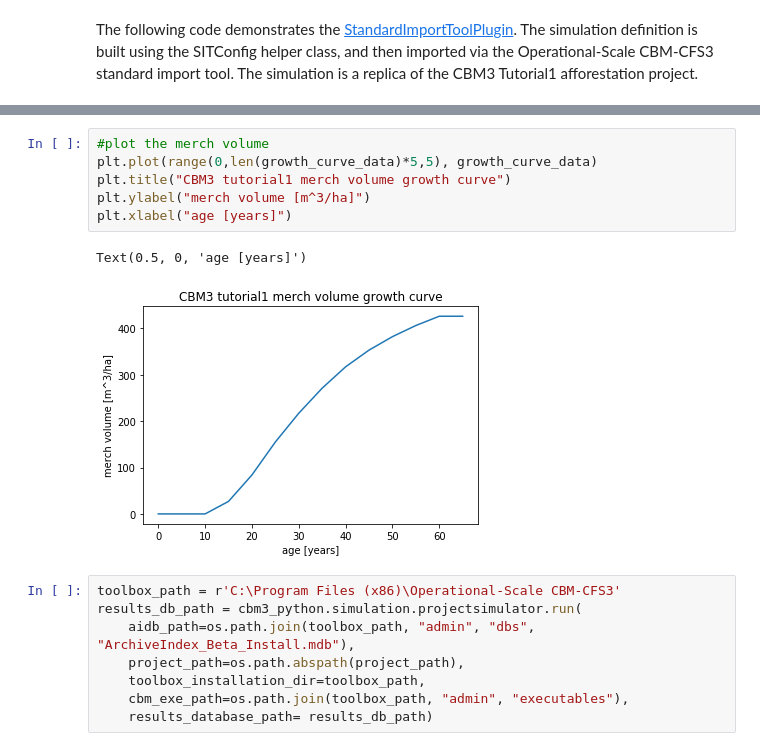
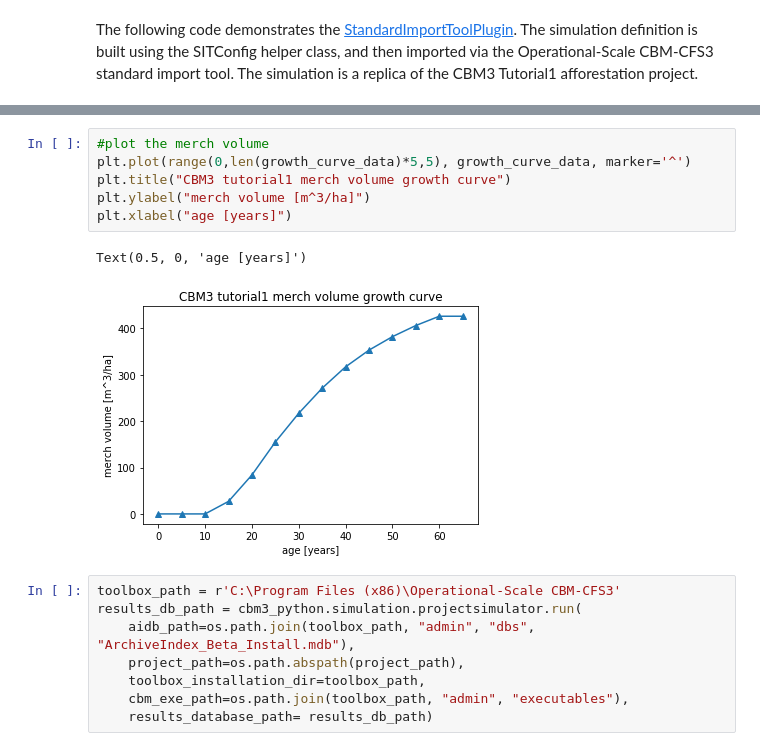
Before and after one commit to cat-cfs/cbm3_scripting_examples, a Jupyter notebook: Tutorial1.ipynb, the cells around one changed output, grey strips where cells are left out. Saved outputs shown, nothing was run; the diff lists cells and outputs as text.

```diff
--- a/Tutorial1.ipynb
+++ b/Tutorial1.ipynb
@@ -71,13 +72,13 @@ c.add_yield(classifier_set=["?","Red pine","Forest Only"],
 c.import_project(standard_import_tool_plugin_path, config_save_path)
 # %%
 #plot the merch volume
-plt.plot(range(0,len(growth_curve_data)*5,5), growth_curve_data)
+plt.plot(range(0,len(growth_curve_data)*5,5), growth_curve_data, marker='^')
 plt.title("CBM3 tutorial1 merch volume growth curve")
 plt.ylabel("merch volume [m^3/ha]")
 plt.xlabel("age [years]")
 # %% [output]
 Text(0.5, 0, 'age [years]')
-[figure, old version]
+[figure, new version]
 # %%
 toolbox_path = r'C:\Program Files (x86)\Operational-Scale CBM-CFS3'
 results_db_path = cbm3_python.simulation.projectsimulator.run(
```
Also changed, not shown: parts of 6 cells of this notebook.
